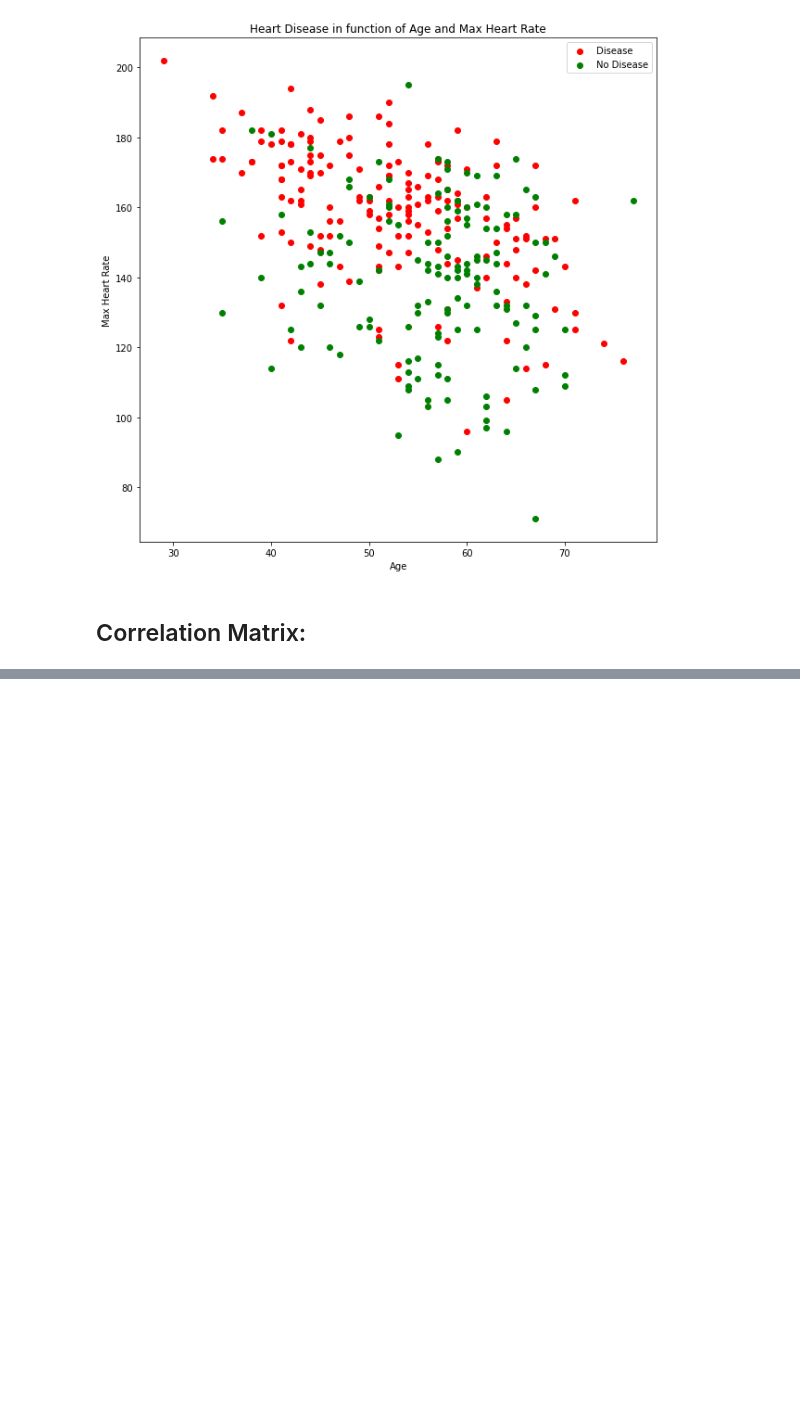
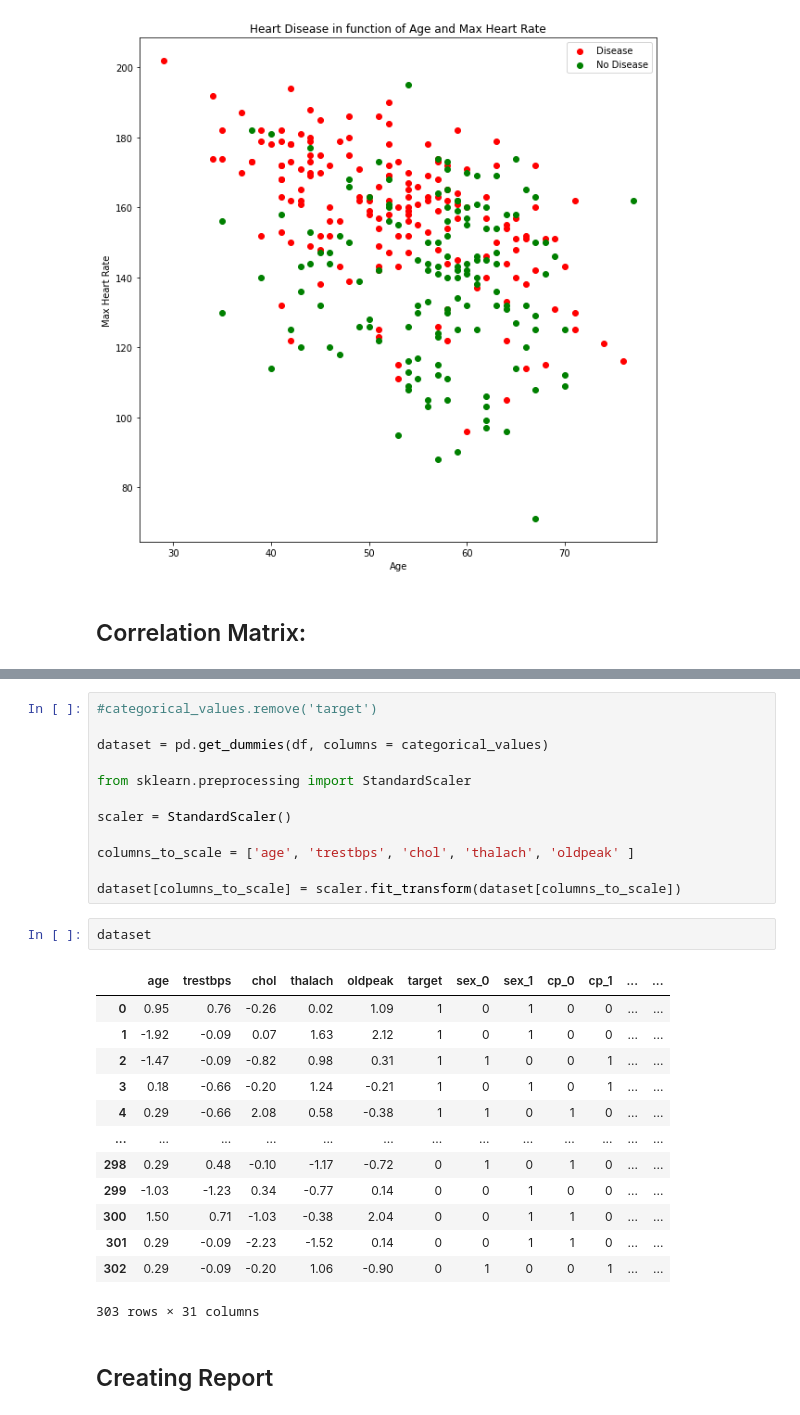
Before and after one commit to simgemulla/heart-disease-prediction, a Jupyter notebook: heart_disease_prediction.ipynb, the cells around one changed output, grey strips where cells are left out. Drawn from its saved outputs; the diff is of its cells as text; blank space fills up the shorter version.

```diff
--- a/heart_disease_prediction.ipynb
+++ b/heart_disease_prediction.ipynb
@@ -204,0 +221,30 @@ ax.set_ylim(bottom + 0.5, top - 0.5)
+# %%
+#categorical_values.remove('target')
+
+dataset = pd.get_dummies(df, columns = categorical_values)
+
+from sklearn.preprocessing import StandardScaler
+
+scaler = StandardScaler()
+
+columns_to_scale = ['age', 'trestbps', 'chol', 'thalach', 'oldpeak' ]
+
+dataset[columns_to_scale] = scaler.fit_transform(dataset[columns_to_scale])
+# %%
+dataset
+# %% [output]
+|  | age | trestbps | chol | thalach | oldpeak | target | sex_0 | sex_1 | cp_0 | cp_1 | ... | ... |
+| 0 | 0.95 | 0.76 | -0.26 | 0.02 | 1.09 | 1 | 0 | 1 | 0 | 0 | ... | ... |
+| 1 | -1.92 | -0.09 | 0.07 | 1.63 | 2.12 | 1 | 0 | 1 | 0 | 0 | ... | ... |
+| 2 | -1.47 | -0.09 | -0.82 | 0.98 | 0.31 | 1 | 1 | 0 | 0 | 1 | ... | ... |
+| 3 | 0.18 | -0.66 | -0.20 | 1.24 | -0.21 | 1 | 0 | 1 | 0 | 1 | ... | ... |
+| 4 | 0.29 | -0.66 | 2.08 | 0.58 | -0.38 | 1 | 1 | 0 | 1 | 0 | ... | ... |
+| ... | ... | ... | ... | ... | ... | ... | ... | ... | ... | ... | ... | ... |
+| 298 | 0.29 | 0.48 | -0.10 | -1.17 | -0.72 | 0 | 1 | 0 | 1 | 0 | ... | ... |
+| 299 | -1.03 | -1.23 | 0.34 | -0.77 | 0.14 | 0 | 0 | 1 | 0 | 0 | ... | ... |
+| 300 | 1.50 | 0.71 | -1.03 | -0.38 | 2.04 | 0 | 0 | 1 | 1 | 0 | ... | ... |
+| 301 | 0.29 | -0.09 | -2.23 | -1.52 | 0.14 | 0 | 0 | 1 | 1 | 0 | ... | ... |
+| 302 | 0.29 | -0.09 | -0.20 | 1.06 | -0.90 | 0 | 1 | 0 | 0 | 1 | ... | ... |
+303 rows × 31 columns
+# %% [markdown]
+## Creating Report
```
Also changed, not shown: parts of 10 cells of this notebook.
